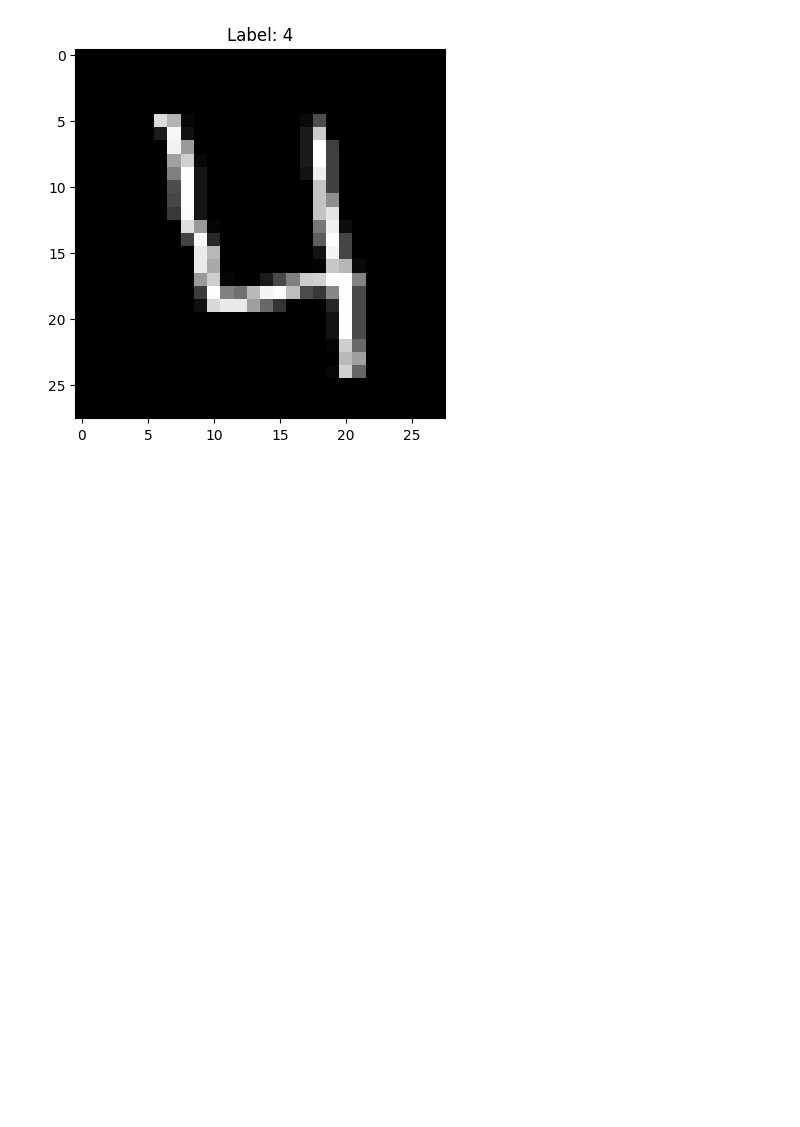
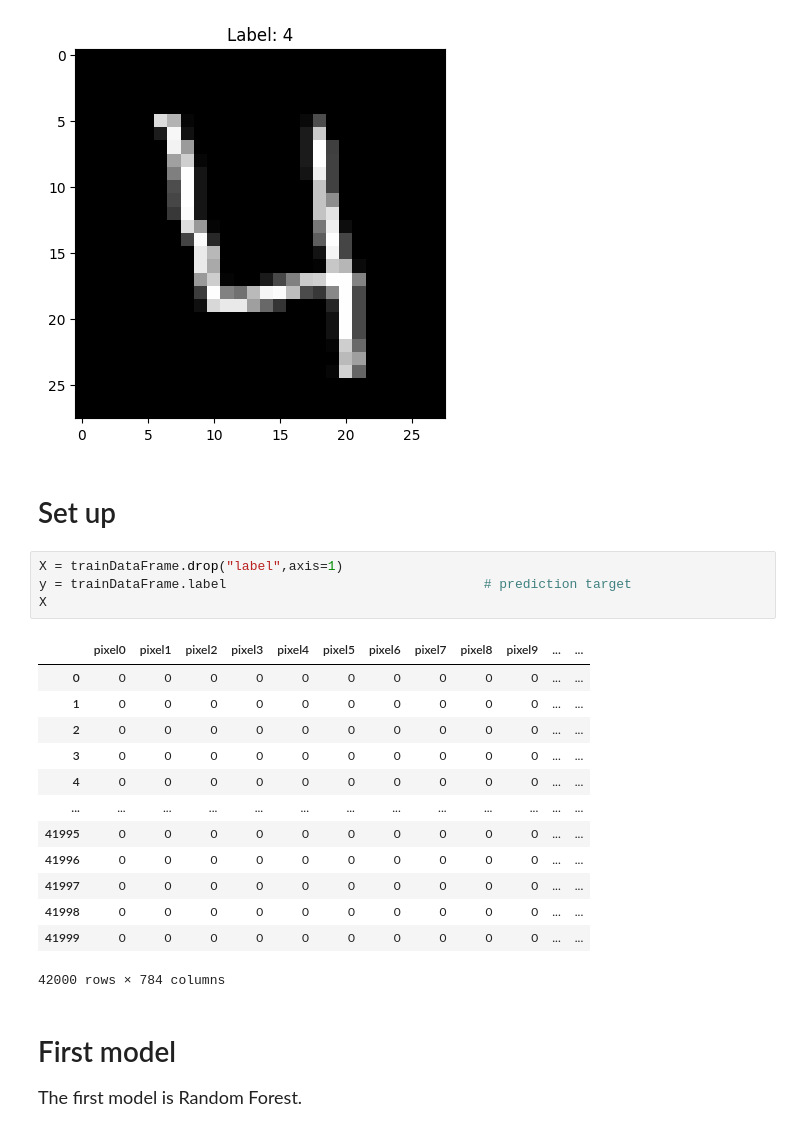
Before and after one commit to bit-nap/CSCI.331-Digit-Recognizer, a Jupyter notebook: csci-331-digit-recognizer-notebook.ipynb, the cells around one changed output. Saved outputs shown, nothing was run; the diff lists cells and outputs as text; blank space fills up the shorter version.

```diff
--- a/csci-331-digit-recognizer-notebook.ipynb
+++ b/csci-331-digit-recognizer-notebook.ipynb
@@ -42,3 +44,28 @@ plt.imshow(np.asarray(trainDataFrame.iloc[3,1:]).reshape(28,28), cmap="gray", vm
 # %% [output]
 <matplotlib.image.AxesImage at 0x...>
 [figure]
+# %% [markdown]
+# Set up
+# %%
+X = trainDataFrame.drop("label",axis=1)
+y = trainDataFrame.label                                 # prediction target
+X
+# %% [output]
+|  | pixel0 | pixel1 | pixel2 | pixel3 | pixel4 | pixel5 | pixel6 | pixel7 | pixel8 | pixel9 | ... | ... |
+| 0 | 0 | 0 | 0 | 0 | 0 | 0 | 0 | 0 | 0 | 0 | ... | ... |
+| 1 | 0 | 0 | 0 | 0 | 0 | 0 | 0 | 0 | 0 | 0 | ... | ... |
+| 2 | 0 | 0 | 0 | 0 | 0 | 0 | 0 | 0 | 0 | 0 | ... | ... |
+| 3 | 0 | 0 | 0 | 0 | 0 | 0 | 0 | 0 | 0 | 0 | ... | ... |
+| 4 | 0 | 0 | 0 | 0 | 0 | 0 | 0 | 0 | 0 | 0 | ... | ... |
+| ... | ... | ... | ... | ... | ... | ... | ... | ... | ... | ... | ... | ... |
+| 41995 | 0 | 0 | 0 | 0 | 0 | 0 | 0 | 0 | 0 | 0 | ... | ... |
+| 41996 | 0 | 0 | 0 | 0 | 0 | 0 | 0 | 0 | 0 | 0 | ... | ... |
+| 41997 | 0 | 0 | 0 | 0 | 0 | 0 | 0 | 0 | 0 | 0 | ... | ... |
+| 41998 | 0 | 0 | 0 | 0 | 0 | 0 | 0 | 0 | 0 | 0 | ... | ... |
+| 41999 | 0 | 0 | 0 | 0 | 0 | 0 | 0 | 0 | 0 | 0 | ... | ... |
+42000 rows × 784 columns
+# %% [markdown]
+# First model
+<span style="font-size:18px;">
+The first model is Random Forest.
+</span>
```
Also changed, not shown: parts of 10 cells of this notebook.
